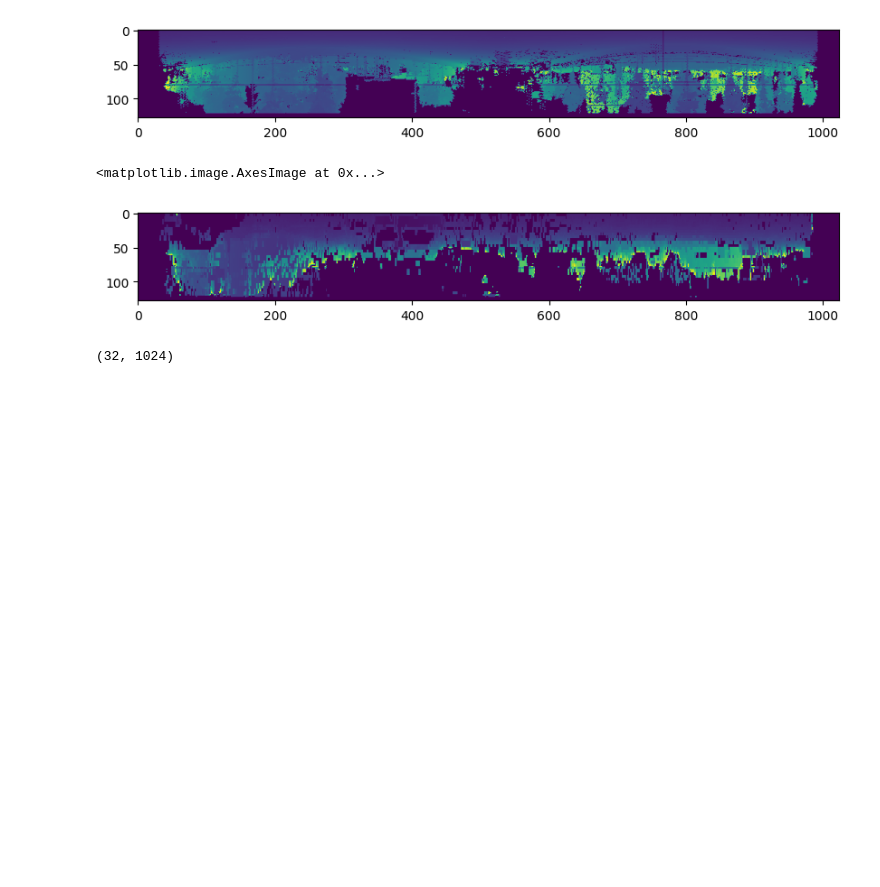
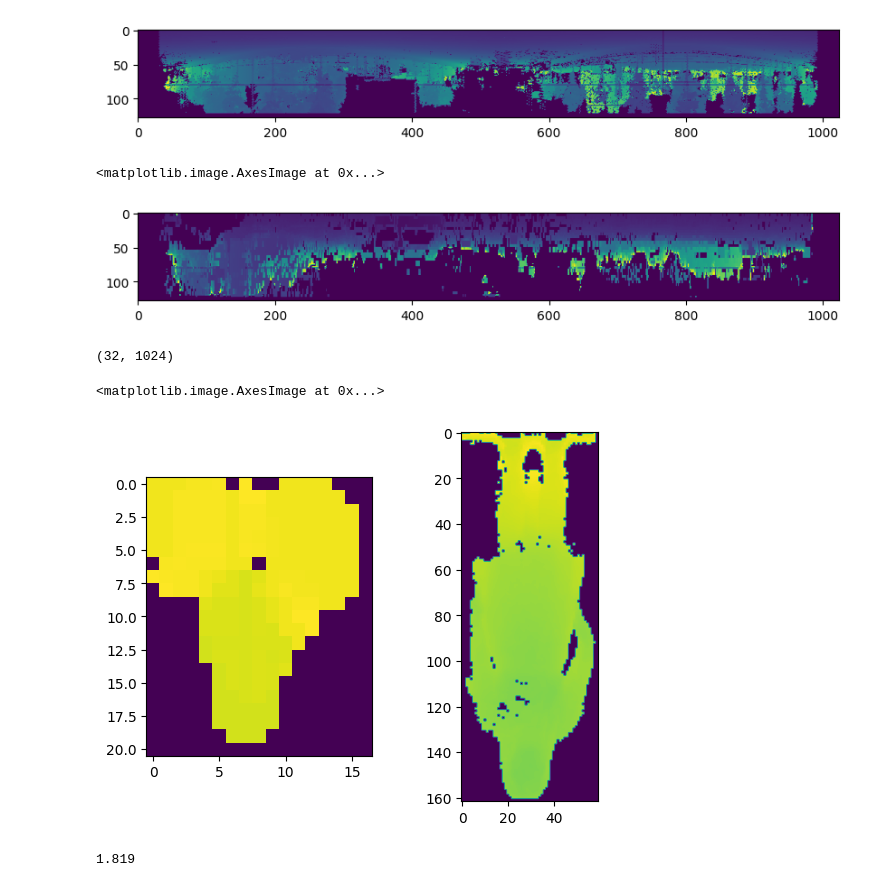
Before and after one commit to gkstlsgp3as/4DSR, a Jupyter notebook: visualize_data.ipynb, the cells around one changed output. Saved outputs shown, nothing was run; the diff lists cells and outputs as text; code cells hidden in the pictures; blank space fills up the shorter version.

Commit message:
resize: update dataset_utils, range_images_dataset

```diff
--- a/visualize_data.ipynb
+++ b/visualize_data.ipynb
@@ -275,3 +275,43 @@ plt.imshow(image.T)
 image.shape
 # %% [output]
 (32, 1024)
+# %%
+import matplotlib.pyplot as plt
+import numpy as np
+import struct
+
+def Upload_rimg(file_path, resol):
+    import scipy.ndimage
+    with open(file_path, 'rb') as f:
+        # Read the metadata (dimensions)
+        width, height = struct.unpack('QQ', f.read(16))
+        # Initialize an array to hold the range image data
+        range_image = np.zeros((height, width), dtype=np.float16)
+
+        # Read the range image data
+        for row in range(height):
+            for col in range(width):
+                # Read 2 bytes (float16) and convert to float
+                range_image[row, col] = np.frombuffer(f.read(2), dtype=np.float16)[0]
+
+    range_image = scipy.ndimage.zoom(np.array(range_image, np.float32), resol / np.array(range_image.shape) , order=0)
+
+    return range_image
+
+path_check_retina = './iln/python_src/rimg_dataset/4DSR_1cm/Training/Retina/Retina_data2_56_5cm.rimg'
+Range_check_retina = Upload_rimg(path_check_retina)
+path_check_zed= './iln/python_src/rimg_dataset/4DSR_1cm/Training/Zed/Zed_data2_56_1cm.rimg'
+Range_check_zed = Upload_rimg(path_check_zed)
+
+plt.figure()
+plt.subplot(1,2,1)
+plt.imshow(Range_check_retina)
+plt.subplot(1,2,2)
+plt.imshow(Range_check_zed)
+# %% [output]
+<matplotlib.image.AxesImage at 0x...>
+[figure, added]
+# %%
+Range_check_retina.mean()
+# %% [output]
+1.819
```
Also changed, not shown: parts of 13 cells of this notebook, 8 other files.
